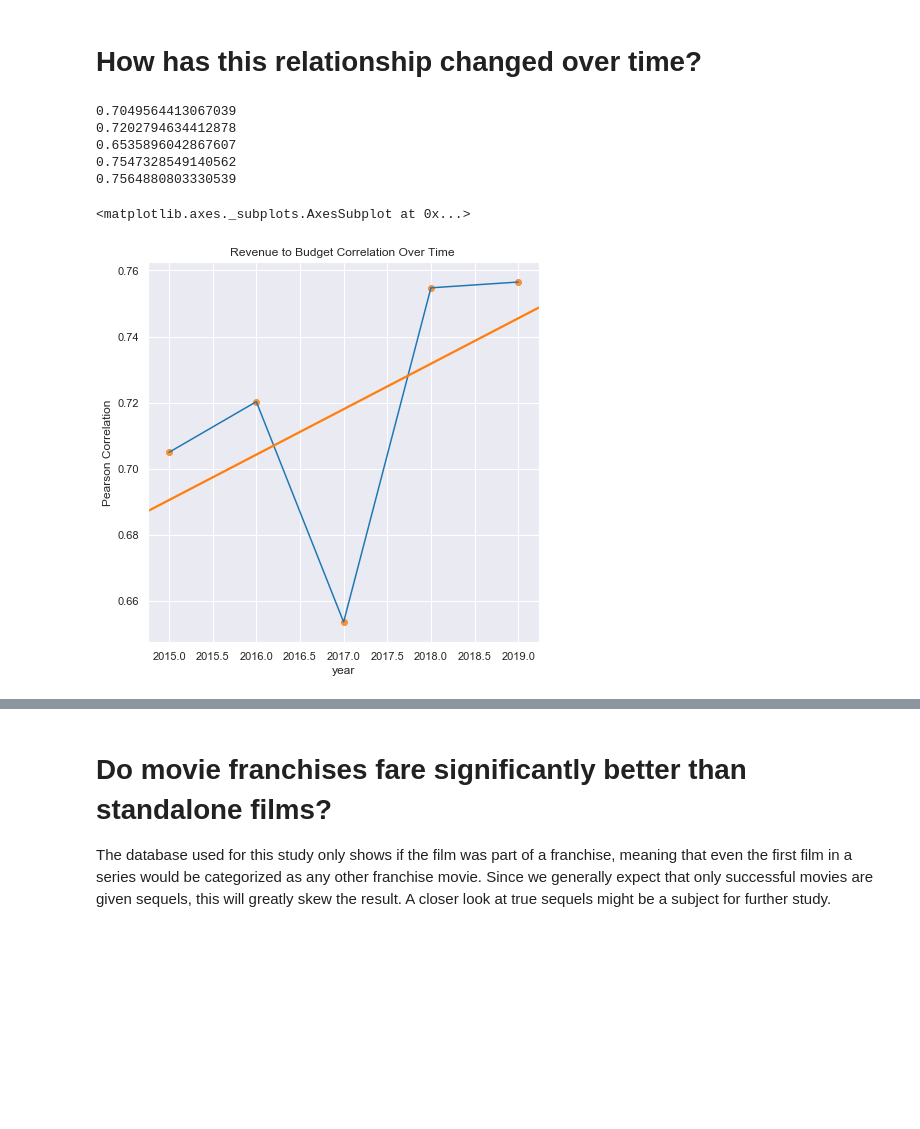
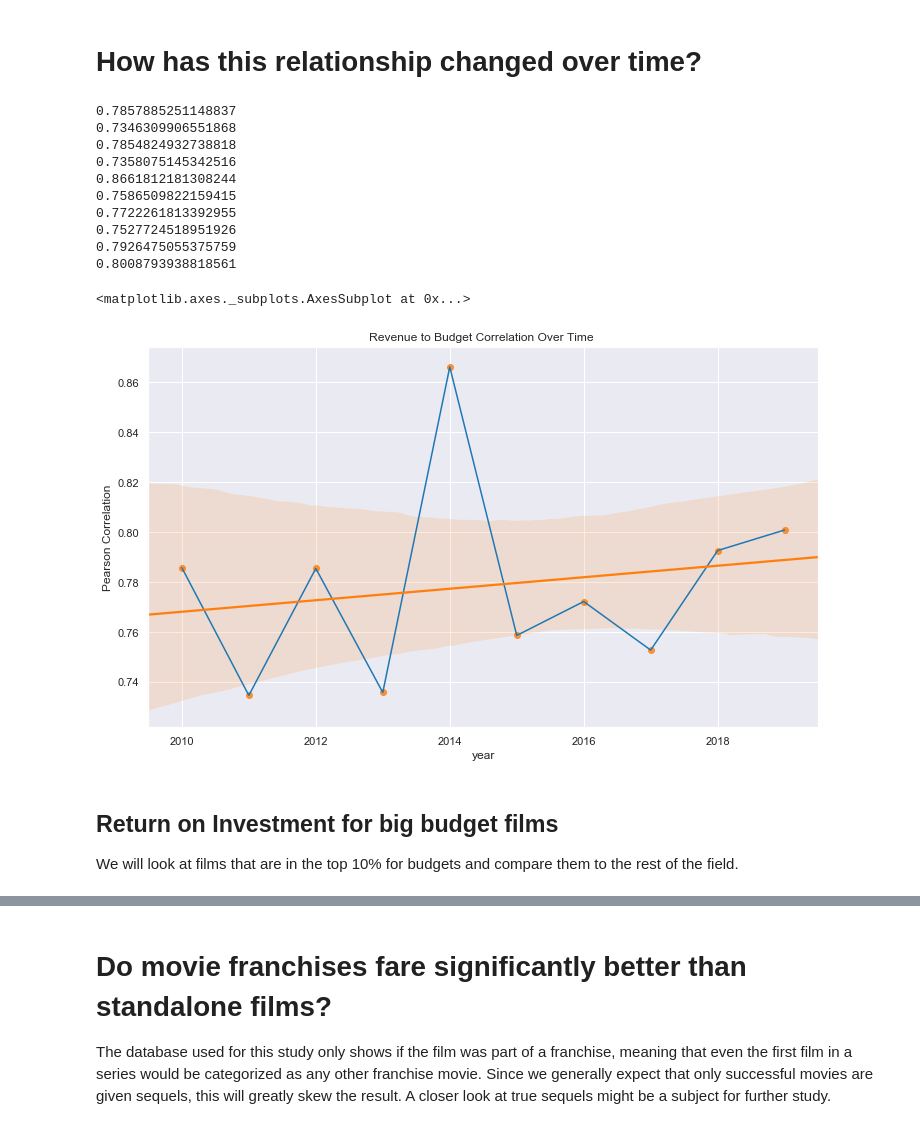
Before and after one commit to sciencelee/dsc-mod-1-project-v2-1-online-ds-sp-000, a Jupyter notebook: student.ipynb, the cells around one changed output, grey strips where cells are left out. Cells and saved outputs as stored; diff of their text form; code cells hidden in the pictures; blank space fills up the shorter version.

Commit message:
added genre info

```diff
--- a/student.ipynb
+++ b/student.ipynb
@@ -75,7 +75,7 @@ import requests
 # We will get the top n(sample size) number of movies from the indicated range of years
 # TMDB displays 20 per page.  Thats 50 pages worth!
 
-def movie_selection_response(n, start_year, end_year):
+def movie_selection_query(n, start_year, end_year):
     """Get a list of movie data.
     Args:
         n (int): number of movies to grab.
@@ -90,8 +90,9 @@ def movie_selection_response(n, start_year, end_year):
 
     for i in range(1, pages + 1):
         # each iteration and api call is for a single page (20 movies)
-        params = {'primary_release_year.gte': start_year,
-                  'primary_release_year.lte': end_year,
+        params = {
+                  'primary_release_year.gte': start_year,
+                  #'primary_release_year.lte': end_year,
                   'sort_by': 'revenue.desc',
                   'page': i,
                   'adult': False}
@@ -106,10 +107,10 @@ def movie_selection_response(n, start_year, end_year):
     print('-fetched all pages')
     return list_of_dicts[:n]
 
-sample_size = 2000
-start_year = 2015
+sample_size = 5000
+start_year = 2010
 end_year = 2019
-all_my_movies = movie_selection_response(sample_size, start_year, end_year)
+all_my_movies = movie_selection_query(sample_size, start_year, end_year)
 
 all_my_movies[0]
 # %% [output]
@@ -203,14 +206,25 @@ datetimes = pd.to_datetime(df["release_date"])
 
 df['release_date'] = datetimes
 
+# 10 years of movies
+df10 = df[(df['vote_count'] > 0)
+        &  (df['revenue'] > 5e5)
+        & (df['budget'] > 5e5)
+        & (df['release_date'] > '2010-01-01')
+        & (df['release_date'] < '2020-01-01')
+       ]  # get rid of shorts and non voted
 
-df = df[(df['vote_count'] > 0)
+# 5 years of movies
+df5 = df[(df['vote_count'] > 0)
         & (df['runtime'] > 60)
         & (df['revenue'] > 5e5)
         & (df['budget'] > 5e5)
         & (df['release_date'] > '2015-01-01')
+        & (df['release_date'] < '2020-01-01')
        ]  # get rid of shorts and non voted
 
-df.isna().sum()  # all the data will work for our purposes.  We might later drop some cols to simplify
-df.info()
+
+
+df5.isna().sum()  # all the data will work for our purposes.  We might later drop some cols to simplify
+df5.describe()
 # %% [output]
@@ -417,35 +419,43 @@ Text(0.5, 1, 'Pearson Corr: 0.70')
 # %%
 
 # make a new year col
-df_date = df.copy()
+df_date = df10.copy()
 
-df['release_year'] = pd.DatetimeIndex(df['release_date']).year
-
-df['release_year']
+df_date['release_year'] = pd.DatetimeIndex(df_date['release_date']).year
 
 corrs = []
 
-
+start_year = 2010
+end_year = 2019
 for year in range(start_year, end_year + 1):
     rev = df_date[df_date['release_year'] == year]['revenue']
     bud = df_date[df_date['release_year'] == year]['budget']
     c = rev.corr(bud, method='pearson')
     print(c)
     corrs.append({'year': int(year), 'Pearson Correlation': c})
 
 corrs
 
 df_corrs = pd.DataFrame(corrs)
 
-plt.figure(figsize=(7,7))
+plt.figure(figsize=(12,7))
 ax = sns.lineplot(data=df_corrs, x='year', y='Pearson Correlation')
 ax.set_title("Revenue to Budget Correlation Over Time ")
-sns.regplot(data=df_corrs, x='year', y='Pearson Correlation', ci=None)
+sns.regplot(data=df_corrs, x='year', y='Pearson Correlation')
 # %% [output]
-0.7049564413067039
-0.7202794634412878
-0.6535896042867607
-0.7547328549140562
-0.7564880803330539
+0.7857885251148837
+0.7346309906551868
+0.7854824932738818
+0.7358075145342516
+0.8661812181308244
+0.7586509822159415
+0.7722261813392955
+0.7527724518951926
+0.7926475055375759
+0.8008793938818561
 <matplotlib.axes._subplots.AxesSubplot at 0x...>
-[figure, old version]
+[figure, new version]
+# %% [markdown]
+## Return on Investment for big budget films
+
+We will look at films that are in the top 10% for budgets and compare them to the rest of the field.
```
Also changed, not shown: parts of 17 cells of this notebook.
